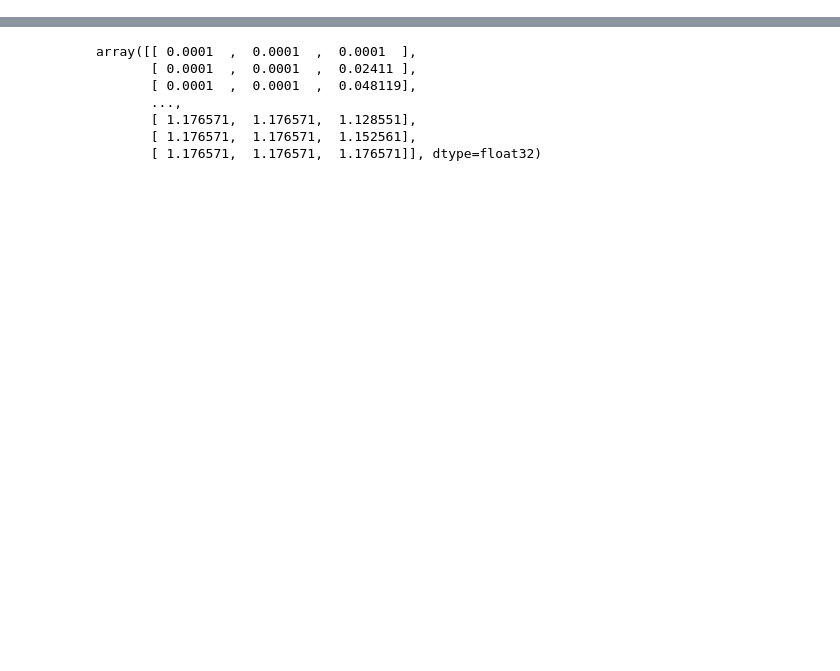
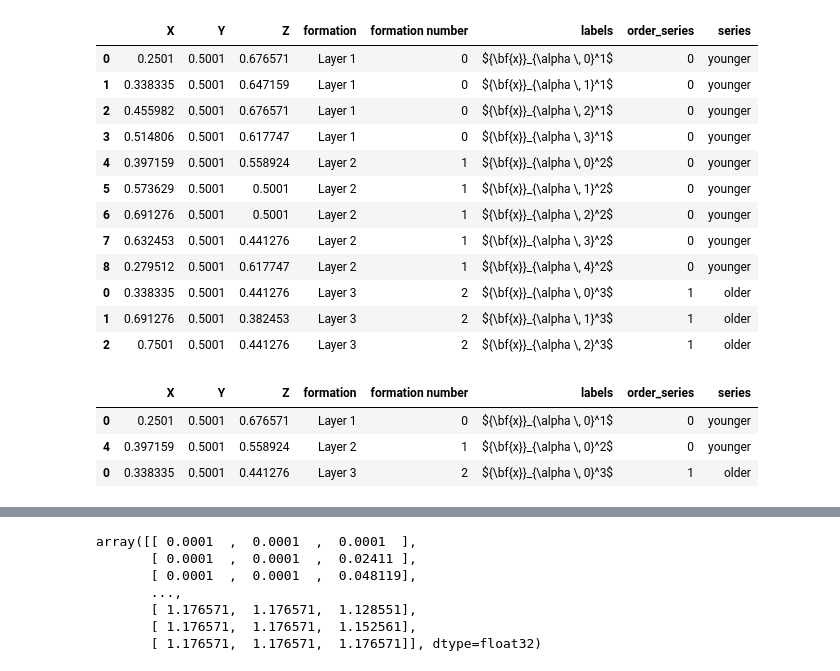
Before and after one commit to nre-aachen/gempy, a Jupyter notebook: Prototype Notebook/Example_3_Simple_PyMC.ipynb, the cells around one changed output, grey strips where cells are left out. Drawn from its saved outputs; the diff is of its cells as text; code cells hidden in the pictures; blank space fills up the shorter version.

```diff
--- a/Prototype Notebook/Example_3_Simple_PyMC.ipynb
+++ b/Prototype Notebook/Example_3_Simple_PyMC.ipynb
@@ -36,4 +5,33 @@ np.set_printoptions(precision = 6, linewidth= 130, suppress =  True)
 # %%
+# Importing
+import theano.tensor as T
+import sys, os
+sys.path.append("../GeMpy")
+
+# Importing GeMpy modules
+import GeMpy
+
+# Reloading (only for development purposes)
+import importlib
+importlib.reload(GeMpy)
+
+# Usuful packages
+import numpy as np
+import pandas as pn
+
+import matplotlib.pyplot as plt
+
+# This was to choose the gpu
+os.environ['CUDA_LAUNCH_BLOCKING'] = '1'
+
+# Default options of printin
+np.set_printoptions(precision = 6, linewidth= 130, suppress =  True)
+
+#%matplotlib inline
+%matplotlib notebook
+
+## Visualize data
+
 # Setting the extent
 geo_data = GeMpy.import_data([0,10,0,10,0,10])
 
@@ -122,7 +120,10 @@ GeMpy.set_foliations(geo_data, pn.DataFrame(data = {
                      "labels" : r'${\bf{x}}_{\beta \,{2}}$'}), append = True)
 
 
-GeMpy.set_data_series(geo_data, {'younger': ('Layer 1', 'Layer 2'),
-                      'older': 'Layer 3'}, order_series = ['younger', 'older'])
+GeMpy.set_data_series(geo_data, {'older': 'Layer 3', 'younger': ('Layer 1', 'Layer 2'),
+                      }, order_series = ['younger', 'older'])
 
-GeMpy.plot_data(geo_data)
+#GeMpy.plot_data(geo_data)
+
+data_interp = GeMpy.set_interpolator(geo_data, u_grade = 0, compute_potential_field= False, compute_block_model = False,
+                      verbose = 0)
@@ -132,0 +130,17 @@ GeMpy.plot_data(geo_data)
+# %%
+data_interp.interpolator._data_prep()
+data_interp.interpolator._data_scaled.interfaces
+# %% [output]
+|  | X | Y | Z | formation | formation number | labels | order_series | series |
+| 0 | 0.2501 | 0.5001 | 0.676571 | Layer 1 | 0 | ${\bf{x}}_{\alpha \, 0}^1$ | 0 | younger |
+| 1 | 0.338335 | 0.5001 | 0.647159 | Layer 1 | 0 | ${\bf{x}}_{\alpha \, 1}^1$ | 0 | younger |
+| 2 | 0.455982 | 0.5001 | 0.676571 | Layer 1 | 0 | ${\bf{x}}_{\alpha \, 2}^1$ | 0 | younger |
+| 3 | 0.514806 | 0.5001 | 0.617747 | Layer 1 | 0 | ${\bf{x}}_{\alpha \, 3}^1$ | 0 | younger |
+| 4 | 0.397159 | 0.5001 | 0.558924 | Layer 2 | 1 | ${\bf{x}}_{\alpha \, 0}^2$ | 0 | younger |
+| 5 | 0.573629 | 0.5001 | 0.5001 | Layer 2 | 1 | ${\bf{x}}_{\alpha \, 1}^2$ | 0 | younger |
+| 6 | 0.691276 | 0.5001 | 0.5001 | Layer 2 | 1 | ${\bf{x}}_{\alpha \, 2}^2$ | 0 | younger |
+| 7 | 0.632453 | 0.5001 | 0.441276 | Layer 2 | 1 | ${\bf{x}}_{\alpha \, 3}^2$ | 0 | younger |
+| 8 | 0.279512 | 0.5001 | 0.617747 | Layer 2 | 1 | ${\bf{x}}_{\alpha \, 4}^2$ | 0 | younger |
+| 0 | 0.338335 | 0.5001 | 0.441276 | Layer 3 | 2 | ${\bf{x}}_{\alpha \, 0}^3$ | 1 | older |
+| 1 | 0.691276 | 0.5001 | 0.382453 | Layer 3 | 2 | ${\bf{x}}_{\alpha \, 1}^3$ | 1 | older |
+| 2 | 0.7501 | 0.5001 | 0.441276 | Layer 3 | 2 | ${\bf{x}}_{\alpha \, 2}^3$ | 1 | older |
@@ -132,0 +150,7 @@ GeMpy.plot_data(geo_data)
+# %%
+b.iloc[c]
+# %% [output]
+|  | X | Y | Z | formation | formation number | labels | order_series | series |
+| 0 | 0.2501 | 0.5001 | 0.676571 | Layer 1 | 0 | ${\bf{x}}_{\alpha \, 0}^1$ | 0 | younger |
+| 4 | 0.397159 | 0.5001 | 0.558924 | Layer 2 | 1 | ${\bf{x}}_{\alpha \, 0}^2$ | 0 | younger |
+| 0 | 0.338335 | 0.5001 | 0.441276 | Layer 3 | 2 | ${\bf{x}}_{\alpha \, 0}^3$ | 1 | older |
```
Also changed, not shown: parts of 33 cells of this notebook, 8 other files.
